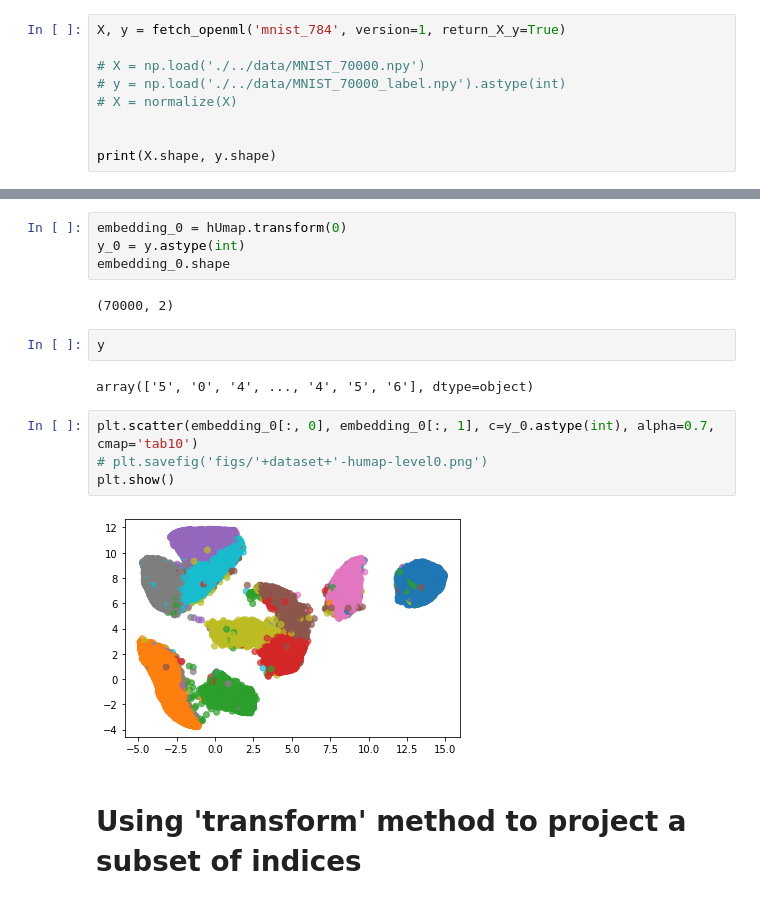
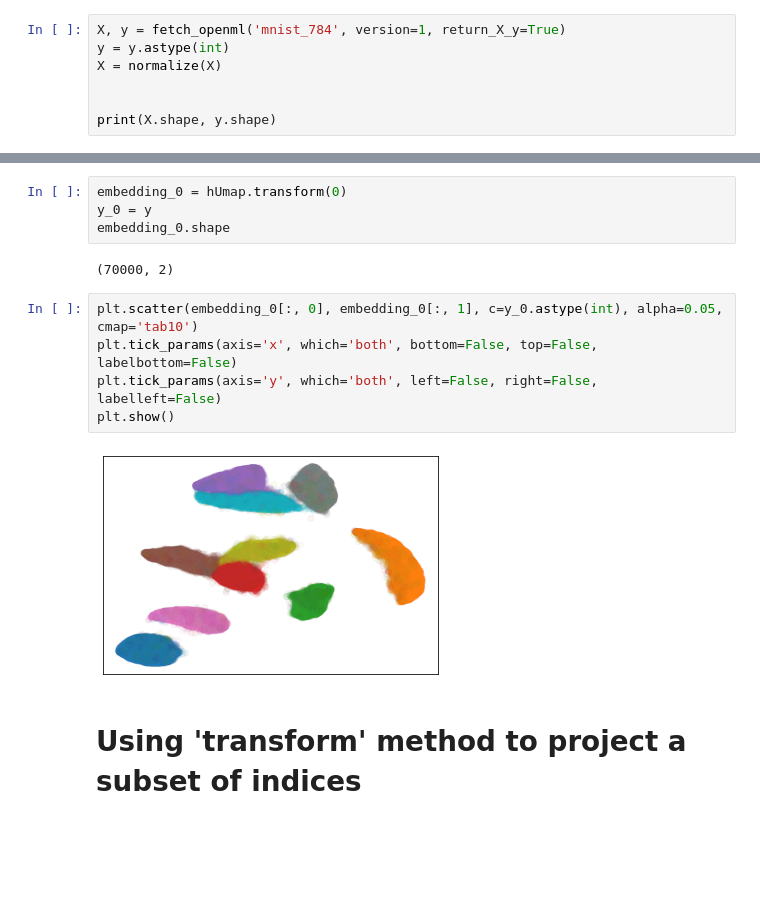
Before and after one commit to wilsonjr/humap, a Jupyter notebook: notebooks/Hierarchical-Exploration-with-HUMAP.ipynb, the cells around one changed output, grey strips where cells are left out. Saved outputs shown, nothing was run; the diff lists cells and outputs as text; blank space fills up the shorter version.

Commit message:
Add HUMAP exampels and update notebook

```diff
--- a/notebooks/Hierarchical-Exploration-with-HUMAP.ipynb
+++ b/notebooks/Hierarchical-Exploration-with-HUMAP.ipynb
@@ -12,10 +12,8 @@ from sklearn.preprocessing import normalize
 from sklearn.datasets import fetch_openml
 # %%
 X, y = fetch_openml('mnist_784', version=1, return_X_y=True)
-
-# X = np.load('./../data/MNIST_70000.npy')
-# y = np.load('./../data/MNIST_70000_label.npy').astype(int)
-# X = normalize(X)
+y = y.astype(int)
+X = normalize(X)
 
 
 print(X.shape, y.shape)
@@ -55,19 +58,16 @@ plt.show()
 # %%
 embedding_0 = hUmap.transform(0)
-y_0 = y.astype(int)
+y_0 = y
 embedding_0.shape
 # %% [output]
 (70000, 2)
-# %%
-y
-# %% [output]
-array(['5', '0', '4', ..., '4', '5', '6'], dtype=object)
 # %%
-plt.scatter(embedding_0[:, 0], embedding_0[:, 1], c=y_0.astype(int), alpha=0.7, cmap='tab10')
-# plt.savefig('figs/'+dataset+'-humap-level0.png')
+plt.scatter(embedding_0[:, 0], embedding_0[:, 1], c=y_0.astype(int), alpha=0.05, cmap='tab10')
+plt.tick_params(axis='x', which='both', bottom=False, top=False, labelbottom=False)
+plt.tick_params(axis='y', which='both', left=False, right=False, labelleft=False)
 plt.show()
 # %% [output]
-[figure, old version]
+[figure, new version]
 # %% [markdown]
 # Using 'transform' method to project a subset of indices
 # %% [markdown]
```
Also changed, not shown: parts of 14 cells of this notebook, 3 other files.
